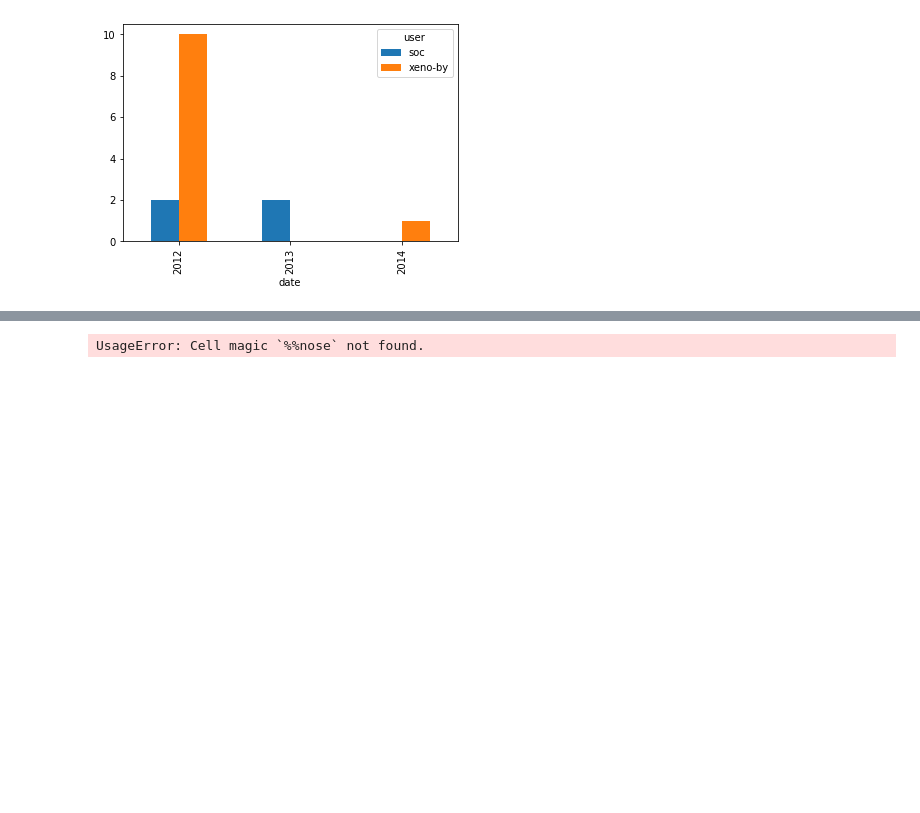
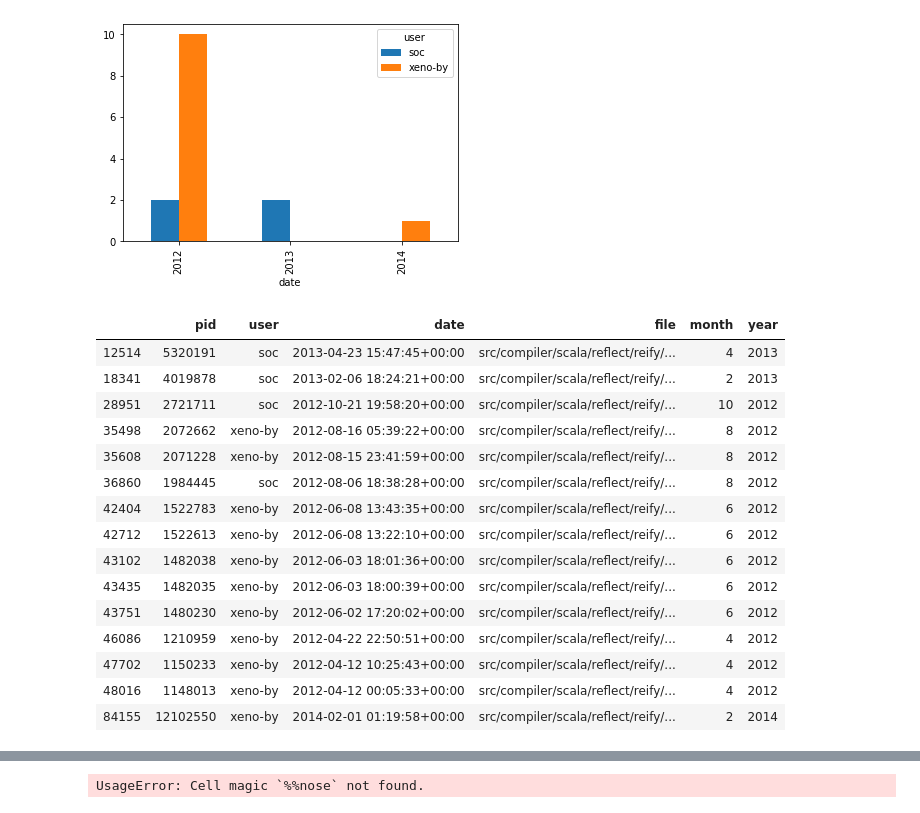
Before and after one commit to Hotlynn2/THE-GITHUB-HISTORY-OF-THE-SCALA-LANGUAGE, a Jupyter notebook: Scal Real-world project.ipynb, the cells around one changed output, grey strips where cells are left out. Cells and saved outputs as stored; diff of their text form; code cells hidden in the pictures; blank space fills up the shorter version.

```diff
--- a/Scal Real-world project.ipynb
+++ b/Scal Real-world project.ipynb
@@ -497,3 +497,22 @@ by_file_wide.plot(kind='bar')
 # %% [output]
 <matplotlib.axes._subplots.AxesSubplot at 0x...>
 [figure]
+# %%
+by_file
+# %% [output]
+|  | pid | user | date | file | month | year |
+| 12514 | 5320191 | soc | 2013-04-23 15:47:45+00:00 | src/compiler/scala/reflect/reify/... | 4 | 2013 |
+| 18341 | 4019878 | soc | 2013-02-06 18:24:21+00:00 | src/compiler/scala/reflect/reify/... | 2 | 2013 |
+| 28951 | 2721711 | soc | 2012-10-21 19:58:20+00:00 | src/compiler/scala/reflect/reify/... | 10 | 2012 |
+| 35498 | 2072662 | xeno-by | 2012-08-16 05:39:22+00:00 | src/compiler/scala/reflect/reify/... | 8 | 2012 |
+| 35608 | 2071228 | xeno-by | 2012-08-15 23:41:59+00:00 | src/compiler/scala/reflect/reify/... | 8 | 2012 |
+| 36860 | 1984445 | soc | 2012-08-06 18:38:28+00:00 | src/compiler/scala/reflect/reify/... | 8 | 2012 |
+| 42404 | 1522783 | xeno-by | 2012-06-08 13:43:35+00:00 | src/compiler/scala/reflect/reify/... | 6 | 2012 |
+| 42712 | 1522613 | xeno-by | 2012-06-08 13:22:10+00:00 | src/compiler/scala/reflect/reify/... | 6 | 2012 |
+| 43102 | 1482038 | xeno-by | 2012-06-03 18:01:36+00:00 | src/compiler/scala/reflect/reify/... | 6 | 2012 |
+| 43435 | 1482035 | xeno-by | 2012-06-03 18:00:39+00:00 | src/compiler/scala/reflect/reify/... | 6 | 2012 |
+| 43751 | 1480230 | xeno-by | 2012-06-02 17:20:02+00:00 | src/compiler/scala/reflect/reify/... | 6 | 2012 |
+| 46086 | 1210959 | xeno-by | 2012-04-22 22:50:51+00:00 | src/compiler/scala/reflect/reify/... | 4 | 2012 |
+| 47702 | 1150233 | xeno-by | 2012-04-12 10:25:43+00:00 | src/compiler/scala/reflect/reify/... | 4 | 2012 |
+| 48016 | 1148013 | xeno-by | 2012-04-12 00:05:33+00:00 | src/compiler/scala/reflect/reify/... | 4 | 2012 |
+| 84155 | 12102550 | xeno-by | 2014-02-01 01:19:58+00:00 | src/compiler/scala/reflect/reify/... | 2 | 2014 |
```
Also changed, not shown: parts of 1 cell of this notebook.
